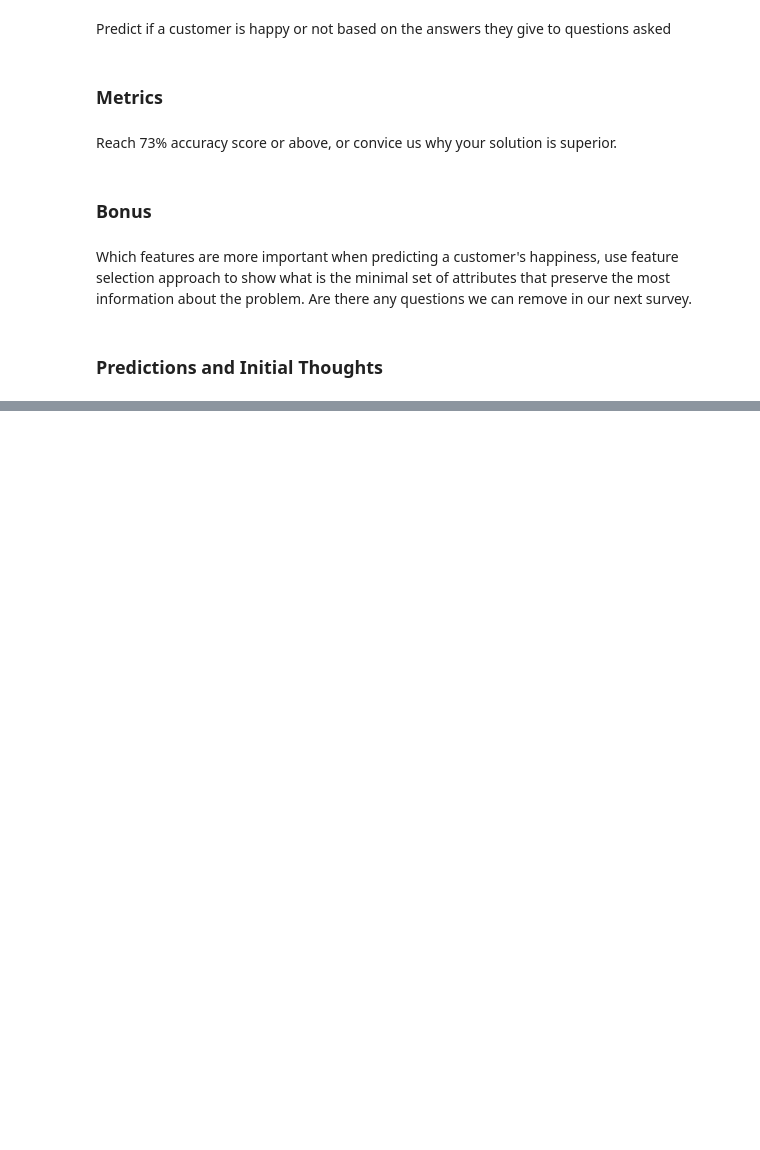
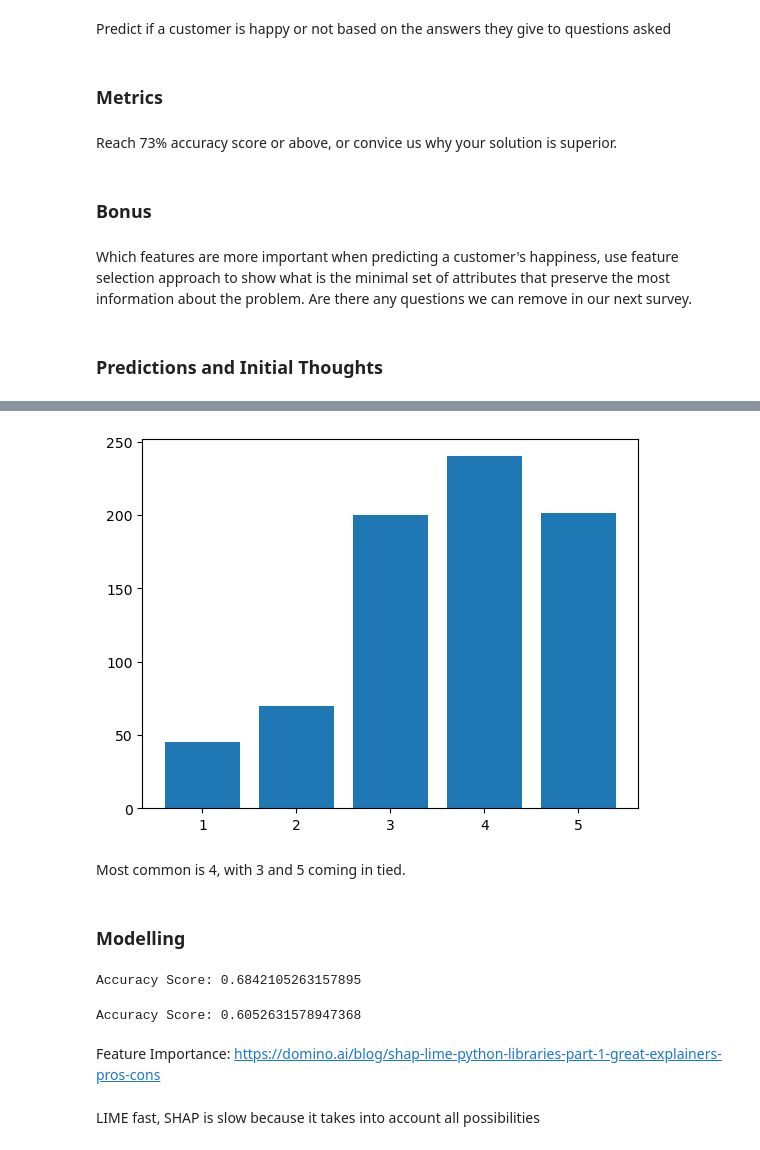
Before and after one commit to iuxo/Y6eK7tGtjEyy64mJ, a Jupyter notebook: src/notebook.ipynb, the cells around one changed output, grey strips where cells are left out. Drawn from its saved outputs; the diff is of its cells as text; code cells hidden in the pictures; blank space fills up the shorter version.

Commit message:
updated model and evaluation

```diff
--- a/src/notebook.ipynb
+++ b/src/notebook.ipynb
@@ -28,0 +84,11 @@ customer = pd.read_csv("../data/Acme")
+# %%
+# look into the distribution of data
+
+plt.bar(*np.unique([customer.X1, customer.X2, customer.X3, customer.X4, customer.X5, customer.X6], return_counts=True))
+plt.show()
+# %% [output]
+[figure, added]
+# %% [markdown]
+Most common is 4, with 3 and 5 coming in tied.
+# %% [markdown]
+### Modelling
@@ -28,0 +112,17 @@ customer = pd.read_csv("../data/Acme")
+# %%
+y_pred = reg.predict(X_test)
+
+acc = accuracy_score(y_test, y_pred)
+print(f"Accuracy Score: {acc}")
+# %% [output]
+Accuracy Score: 0.6842105263157895
+# %%
+rf = RandomForestClassifier()
+rf.fit(X_train, y_train)
+
+y_pred = rf.predict(X_test)
+
+acc = accuracy_score(y_test, y_pred)
+print(f"Accuracy Score: {acc}")
+# %% [output]
+Accuracy Score: 0.6052631578947368
@@ -28,0 +131,5 @@ customer = pd.read_csv("../data/Acme")
+# %% [markdown]
+Feature Importance:
+https://domino.ai/blog/shap-lime-python-libraries-part-1-great-explainers-pros-cons
+# %% [markdown]
+LIME fast, SHAP is slow because it takes into account all possibilities
```
Also changed, not shown: parts of 23 cells of this notebook.
